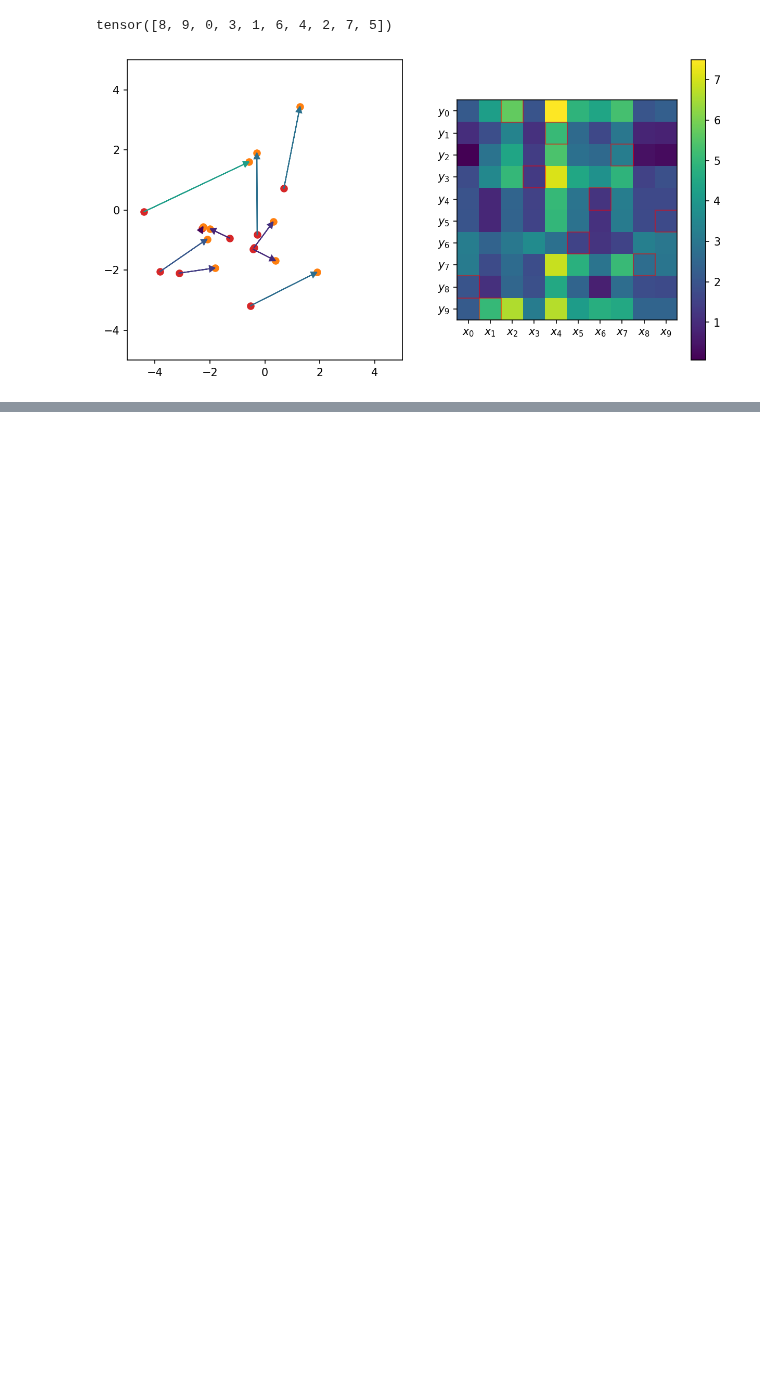
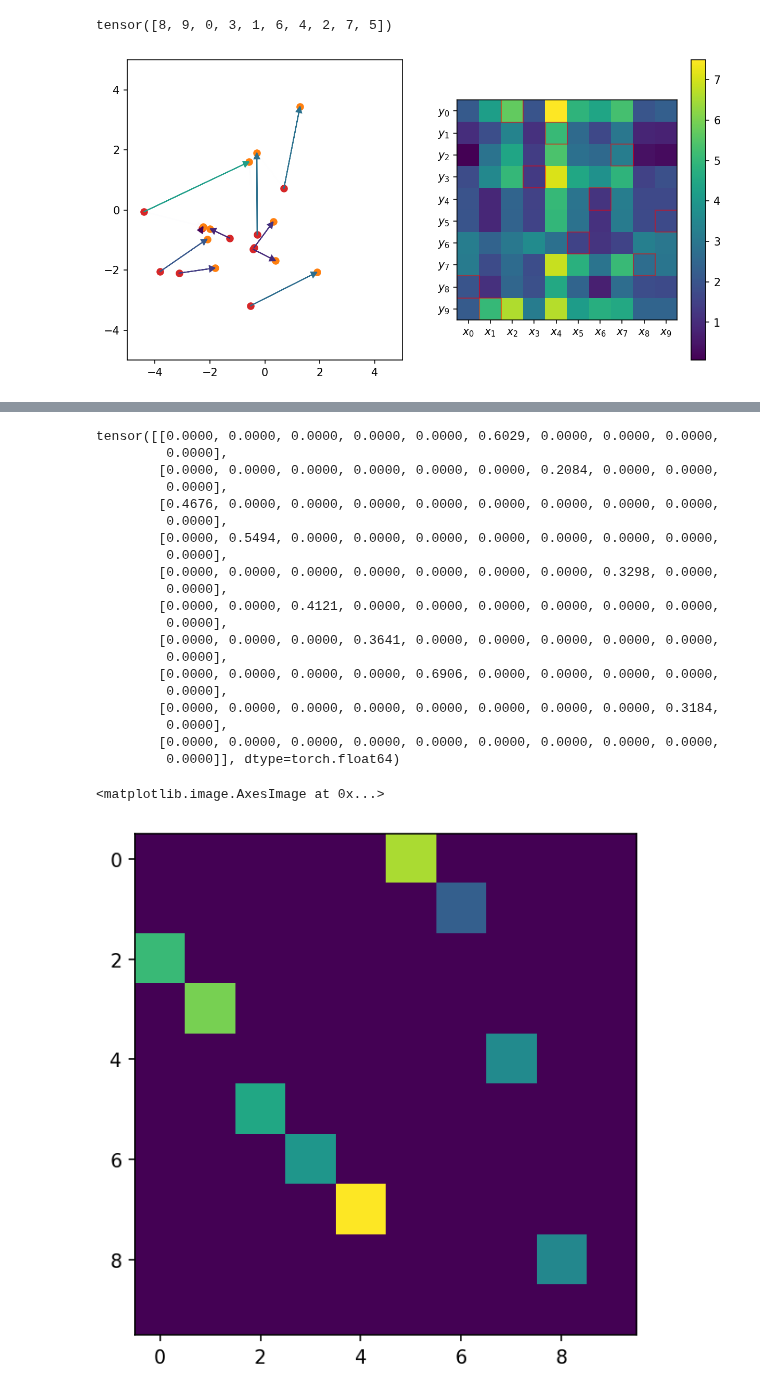
Before and after one commit to mackelab/labproject, a Jupyter notebook: docs/notebooks/wasserstein_intuition.ipynb, the cells around one changed output, grey strips where cells are left out. Saved outputs shown, nothing was run; the diff lists cells and outputs as text; code cells hidden in the pictures; blank space fills up the shorter version.

```diff
--- a/docs/notebooks/wasserstein_intuition.ipynb
+++ b/docs/notebooks/wasserstein_intuition.ipynb
@@ -49,15 +53,16 @@ def highlight_cell(x,y, ax=None, **kwargs):
     ax.add_patch(rect)
     return rect
 # %%
-plot_data = data[:10]
-plot_data2 = data2[:10]
+ndata = 10
+plot_data = data[:ndata]
+plot_data2 = data2[:ndata]
 pairdist = torch.cdist(plot_data,plot_data2)
-
+print(pairdist)
 fig,axs = plt.subplots(1,2,figsize=(10,5))
 colors = axs[1].imshow(pairdist)
-axs[1].set_xticks(np.arange(len(pairdist[:,0])),labels=['$x_{}$'.format(i) for i in range(10)])
-axs[1].set_yticks(np.arange(len(pairdist[:,0])),labels=['$y_{}$'.format(i) for i in range(10)])
-for i in range(10):
+axs[1].set_xticks(np.arange(len(pairdist[:,0])),labels=['$x_{}$'.format(i) for i in range(ndata)])
+axs[1].set_yticks(np.arange(len(pairdist[:,0])),labels=['$y_{}$'.format(i) for i in range(ndata)])
+for i in range(ndata):
     highlight_cell(i,i,ax=axs[1],color="r",alpha=0.5)
 cbar = fig.colorbar(colors, ax=axs[1], location='right')
 
@@ -143,0 +305,27 @@ tensor([8, 9, 0, 3, 1, 6, 4, 2, 7, 5])
+# %%
+dist,transport = kuhn_transport(plot_data,plot_data2,norm = railway_metric)
+print(transport)
+plt.imshow(transport)
+# %% [output]
+tensor([[0.0000, 0.0000, 0.0000, 0.0000, 0.0000, 0.6029, 0.0000, 0.0000, 0.0000,
+         0.0000],
+        [0.0000, 0.0000, 0.0000, 0.0000, 0.0000, 0.0000, 0.2084, 0.0000, 0.0000,
+         0.0000],
+        [0.4676, 0.0000, 0.0000, 0.0000, 0.0000, 0.0000, 0.0000, 0.0000, 0.0000,
+         0.0000],
+        [0.0000, 0.5494, 0.0000, 0.0000, 0.0000, 0.0000, 0.0000, 0.0000, 0.0000,
+         0.0000],
+        [0.0000, 0.0000, 0.0000, 0.0000, 0.0000, 0.0000, 0.0000, 0.3298, 0.0000,
+         0.0000],
+        [0.0000, 0.0000, 0.4121, 0.0000, 0.0000, 0.0000, 0.0000, 0.0000, 0.0000,
+         0.0000],
+        [0.0000, 0.0000, 0.0000, 0.3641, 0.0000, 0.0000, 0.0000, 0.0000, 0.0000,
+         0.0000],
+        [0.0000, 0.0000, 0.0000, 0.0000, 0.6906, 0.0000, 0.0000, 0.0000, 0.0000,
+         0.0000],
+        [0.0000, 0.0000, 0.0000, 0.0000, 0.0000, 0.0000, 0.0000, 0.0000, 0.3184,
+         0.0000],
+        [0.0000, 0.0000, 0.0000, 0.0000, 0.0000, 0.0000, 0.0000, 0.0000, 0.0000,
+         0.0000]], dtype=torch.float64)
+<matplotlib.image.AxesImage at 0x...>
+[figure, added]
```
Also changed, not shown: parts of 8 cells of this notebook, 3 other files.
